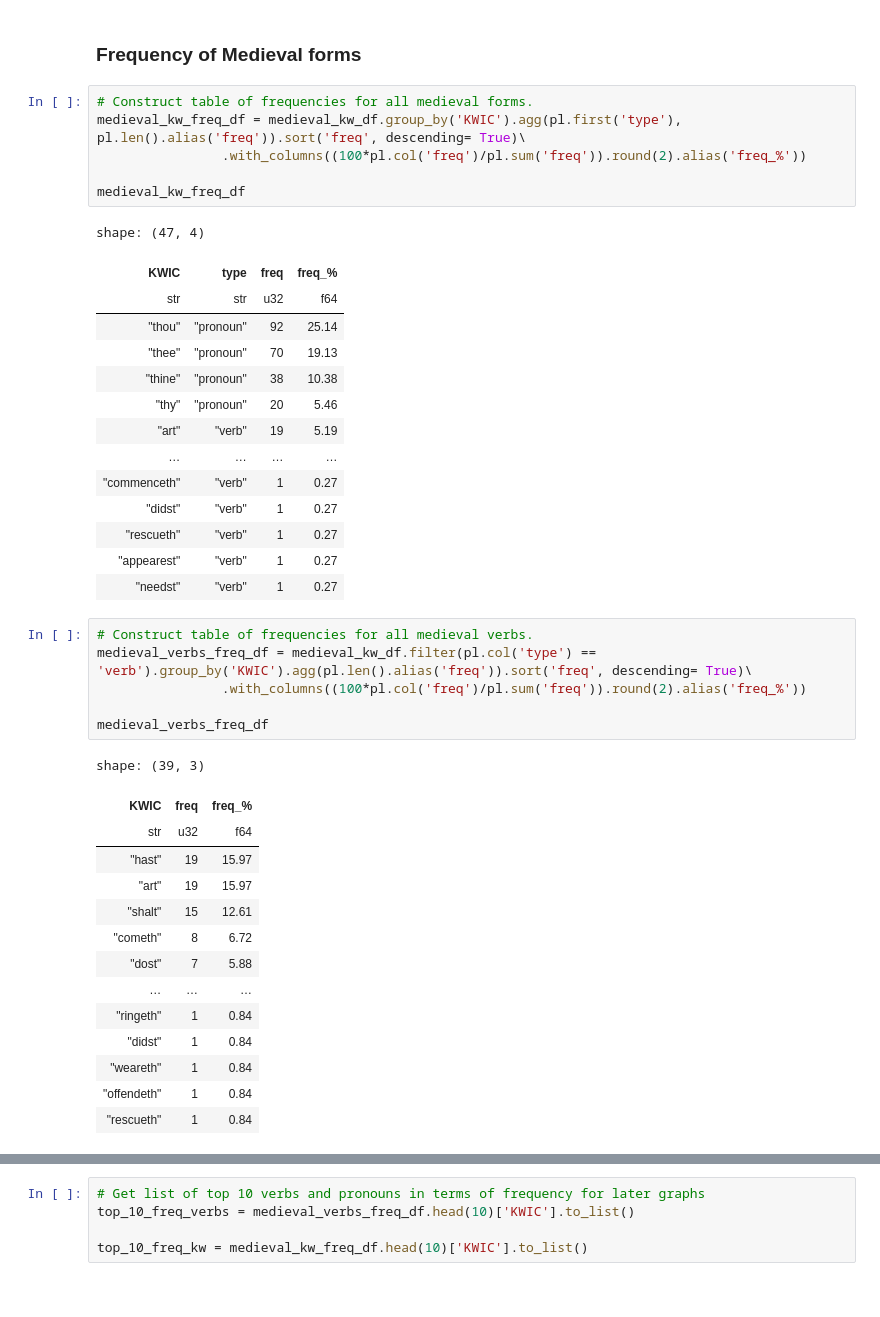
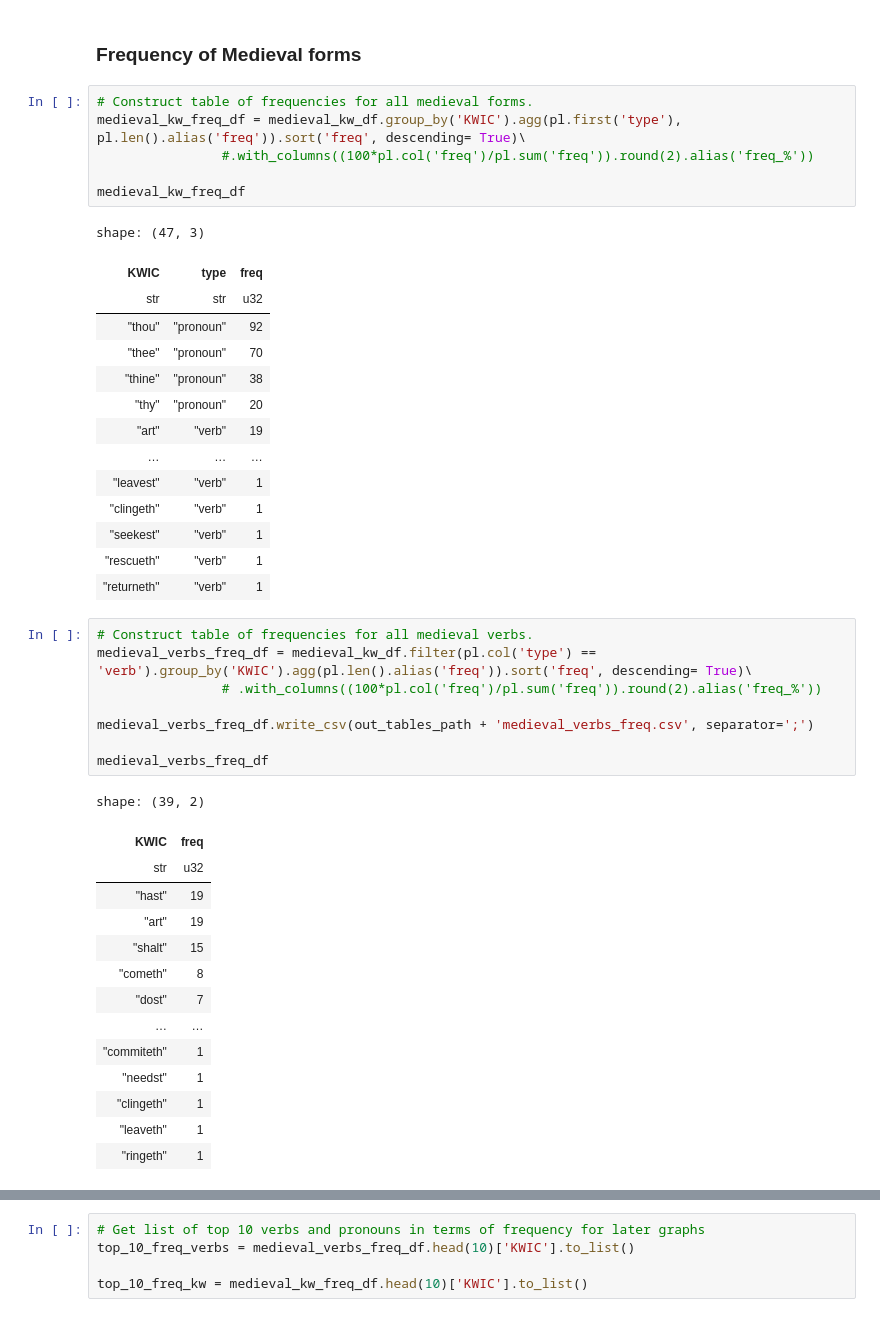
Before and after one commit to ColorlessWorld/corpus_analysis_enrichment, a Jupyter notebook: 02_code/02_results_visualization/results_analysis.ipynb, the cells around one changed output, grey strips where cells are left out. Cells and saved outputs as stored; diff of their text form.

```diff
--- a/02_code/02_results_visualization/results_analysis.ipynb
+++ b/02_code/02_results_visualization/results_analysis.ipynb
@@ -63,45 +64,47 @@ shape: (366, 8)
 # %%
 # Construct table of frequencies for all medieval forms.
 medieval_kw_freq_df = medieval_kw_df.group_by('KWIC').agg(pl.first('type'), pl.len().alias('freq')).sort('freq', descending= True)\
-                .with_columns((100*pl.col('freq')/pl.sum('freq')).round(2).alias('freq_%'))
+                #.with_columns((100*pl.col('freq')/pl.sum('freq')).round(2).alias('freq_%'))
 
 medieval_kw_freq_df
 # %% [output]
-shape: (47, 4)
+shape: (47, 3)
-| KWIC | type | freq | freq_% |
-| str | str | u32 | f64 |
-| "thou" | "pronoun" | 92 | 25.14 |
-| "thee" | "pronoun" | 70 | 19.13 |
-| "thine" | "pronoun" | 38 | 10.38 |
-| "thy" | "pronoun" | 20 | 5.46 |
-| "art" | "verb" | 19 | 5.19 |
-| … | … | … | … |
-| "commenceth" | "verb" | 1 | 0.27 |
-| "didst" | "verb" | 1 | 0.27 |
-| "rescueth" | "verb" | 1 | 0.27 |
-| "appearest" | "verb" | 1 | 0.27 |
-| "needst" | "verb" | 1 | 0.27 |
+| KWIC | type | freq |
+| str | str | u32 |
+| "thou" | "pronoun" | 92 |
+| "thee" | "pronoun" | 70 |
+| "thine" | "pronoun" | 38 |
+| "thy" | "pronoun" | 20 |
+| "art" | "verb" | 19 |
+| … | … | … |
+| "leavest" | "verb" | 1 |
+| "clingeth" | "verb" | 1 |
+| "seekest" | "verb" | 1 |
+| "rescueth" | "verb" | 1 |
+| "returneth" | "verb" | 1 |
 # %%
 # Construct table of frequencies for all medieval verbs.
 medieval_verbs_freq_df = medieval_kw_df.filter(pl.col('type') == 'verb').group_by('KWIC').agg(pl.len().alias('freq')).sort('freq', descending= True)\
-                .with_columns((100*pl.col('freq')/pl.sum('freq')).round(2).alias('freq_%'))
+                # .with_columns((100*pl.col('freq')/pl.sum('freq')).round(2).alias('freq_%'))
+
+medieval_verbs_freq_df.write_csv(out_tables_path + 'medieval_verbs_freq.csv', separator=';')
 
 medieval_verbs_freq_df
 # %% [output]
-shape: (39, 3)
+shape: (39, 2)
-| KWIC | freq | freq_% |
-| str | u32 | f64 |
-| "hast" | 19 | 15.97 |
-| "art" | 19 | 15.97 |
-| "shalt" | 15 | 12.61 |
-| "cometh" | 8 | 6.72 |
-| "dost" | 7 | 5.88 |
-| … | … | … |
-| "ringeth" | 1 | 0.84 |
-| "didst" | 1 | 0.84 |
-| "weareth" | 1 | 0.84 |
-| "offendeth" | 1 | 0.84 |
-| "rescueth" | 1 | 0.84 |
+| KWIC | freq |
+| str | u32 |
+| "hast" | 19 |
+| "art" | 19 |
+| "shalt" | 15 |
+| "cometh" | 8 |
+| "dost" | 7 |
+| … | … |
+| "commiteth" | 1 |
+| "needst" | 1 |
+| "clingeth" | 1 |
+| "leaveth" | 1 |
+| "ringeth" | 1 |
 # %%
 # Construct table of frequencies for all medieval pronouns.
 medieval_pronouns_freq_df = medieval_kw_df.filter(pl.col('type') == 'pronoun')\
```
Also changed, not shown: parts of 9 cells of this notebook, 3 other files.
